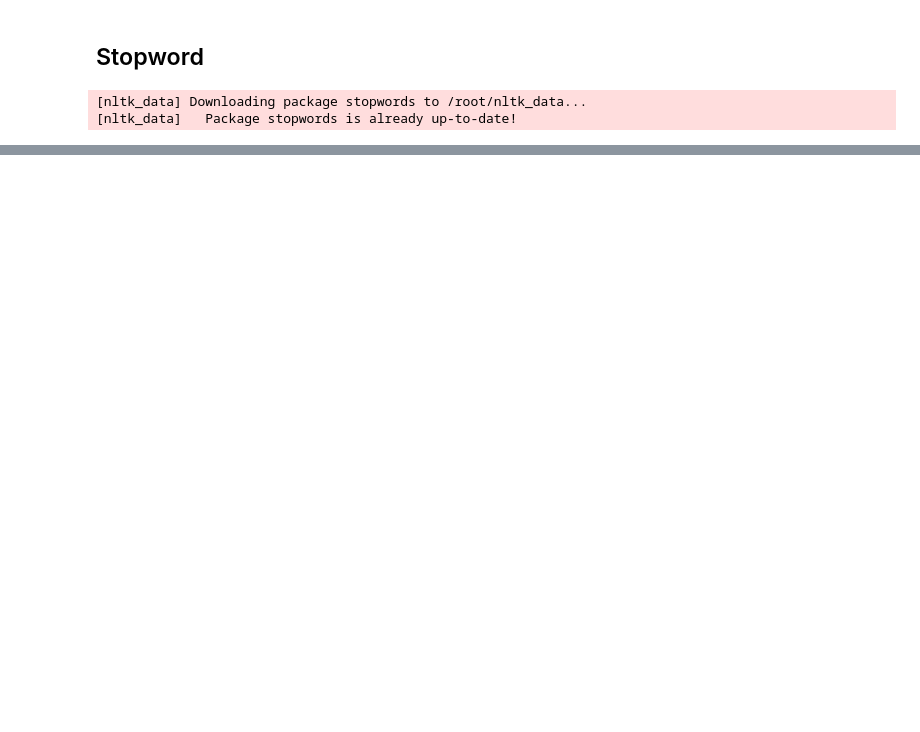
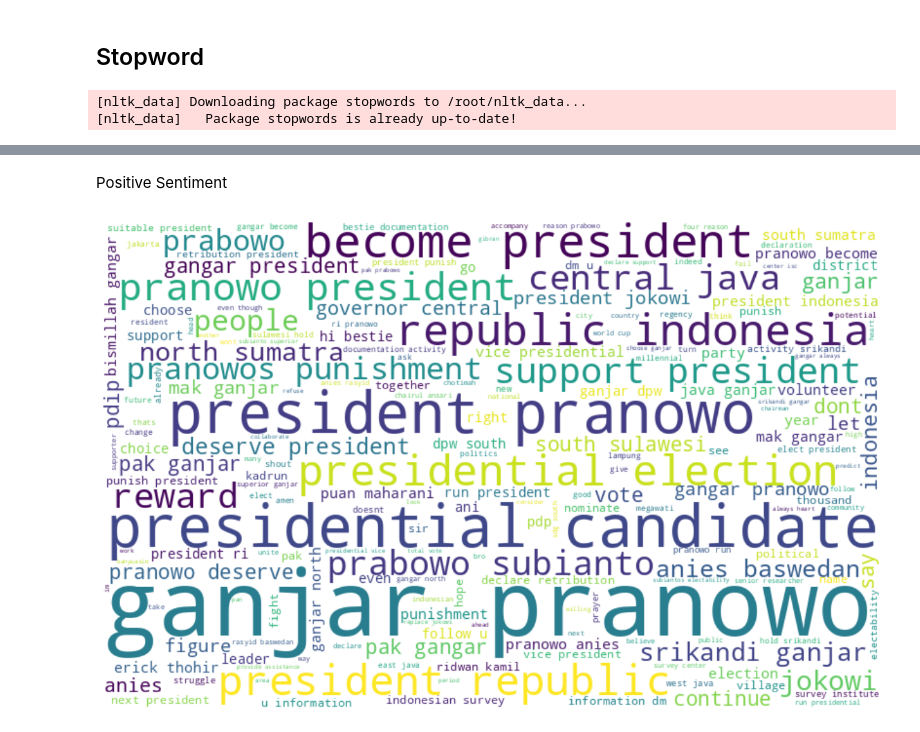
Before and after one commit to Ghifary635/Warmup_TheHack, a Jupyter notebook: NLP_Ganjar_Pranowo.ipynb, the cells around one changed output, grey strips where cells are left out. Drawn from its saved outputs; the diff is of its cells as text; code cells hidden in the pictures; blank space fills up the shorter version.

```diff
--- a/NLP_Ganjar_Pranowo.ipynb
+++ b/NLP_Ganjar_Pranowo.ipynb
@@ -122,0 +206,19 @@ plt.axis('off');
+# %% [markdown]
+Positive Sentiment
+# %%
+df_p = df[df['label'] == "Negative"]
+all_words_lem = ' '.join([word for word in df_p['Text_string']])
+
+from wordcloud import WordCloud
+wordcloud = WordCloud(
+    background_color='white',
+    width = 800,
+    height = 500,
+    random_state = 21,
+    max_font_size = 130
+).generate(all_words_lem)
+plt.figure(figsize = (20, 10))
+plt.imshow(wordcloud, interpolation = 'bilinear')
+plt.axis('off');
+# %% [output]
+[figure, added]
```
Also changed, not shown: parts of 23 cells of this notebook.
